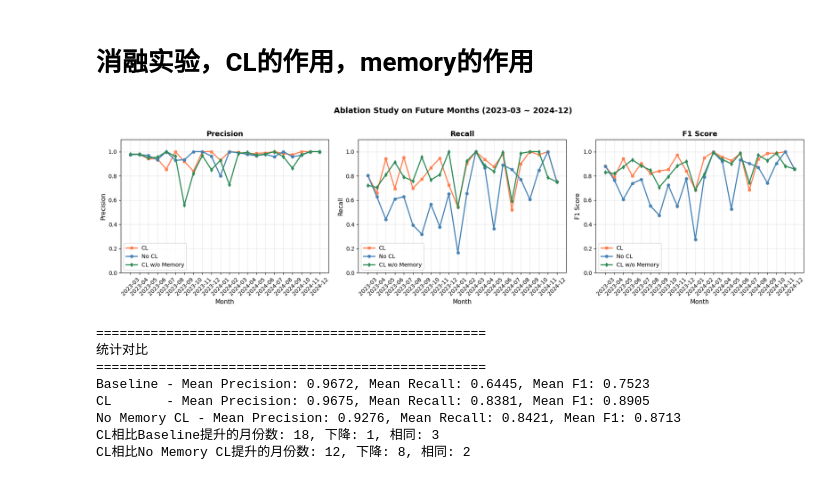
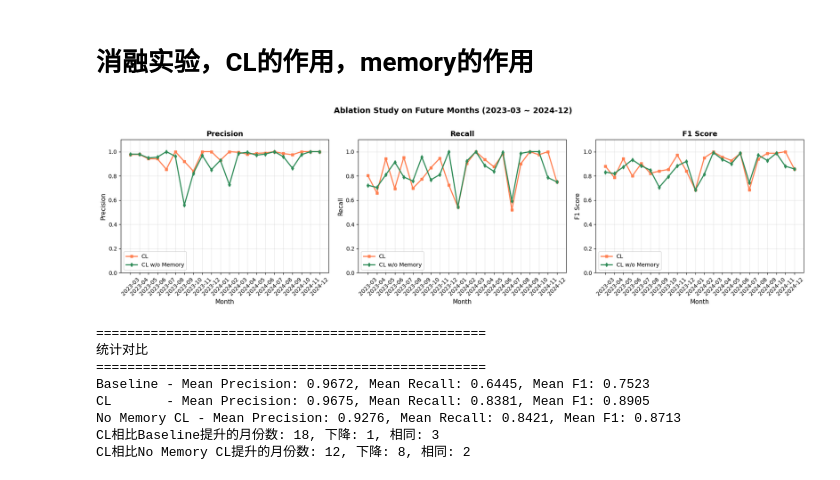
Before and after one commit to Kirin2003/GMLLM, a Jupyter notebook: results/plot_results_ablation.ipynb, the cells around one changed output. Cells and saved outputs as stored; diff of their text form; code cells hidden in the pictures.

```diff
--- a/results/plot_results_ablation.ipynb
+++ b/results/plot_results_ablation.ipynb
@@ -31,7 +31,7 @@ fig, axes = plt.subplots(1, 3, figsize=(18, 5))
 
 # 子图1: Precision
 axes[0].plot(months, cl_precision, 's-', label='CL', color='coral', linewidth=2, markersize=5)
-axes[0].plot(months, baseline_precision, 'o-', label='No CL', color='steelblue', linewidth=2, markersize=5)
+# axes[0].plot(months, baseline_precision, 'o-', label='No CL', color='steelblue', linewidth=2, markersize=5)
 axes[0].plot(months, no_mem_precision, 'd-', label='CL w/o Memory', color='seagreen', linewidth=2, markersize=5)
 axes[0].set_xlabel('Month', fontsize=11)
 axes[0].set_ylabel('Precision', fontsize=11)
@@ -41,36 +41,36 @@ axes[0].set_ylim(0, 1.1)
 axes[0].grid(alpha=0.3)
 axes[0].tick_params(axis='x', rotation=45)
 
 # 子图2: Recall
 axes[1].plot(months, cl_recall, 's-', label='CL', color='coral', linewidth=2, markersize=5)
-axes[1].plot(months, baseline_recall, 'o-', label='No CL', color='steelblue', linewidth=2, markersize=5)
+# axes[1].plot(months, baseline_recall, 'o-', label='No CL', color='steelblue', linewidth=2, markersize=5)
 axes[1].plot(months, no_mem_recall, 'd-', label='CL w/o Memory', color='seagreen', linewidth=2, markersize=5)
 axes[1].set_xlabel('Month', fontsize=11)
 axes[1].set_ylabel('Recall', fontsize=11)
 axes[1].set_title('Recall', fontsize=13, fontweight='bold')
 axes[1].legend()
 axes[1].set_ylim(0, 1.1)
 axes[1].grid(alpha=0.3)
 axes[1].tick_params(axis='x', rotation=45)
 
 # 子图3: F1
 axes[2].plot(months, cl_f1, 's-', label='CL', color='coral', linewidth=2, markersize=5)
-axes[2].plot(months, baseline_f1, 'o-', label='No CL', color='steelblue', linewidth=2, markersize=5)
+# axes[2].plot(months, baseline_f1, 'o-', label='No CL', color='steelblue', linewidth=2, markersize=5)
 axes[2].plot(months, no_mem_f1, 'd-', label='CL w/o Memory', color='seagreen', linewidth=2, markersize=5)
 
 axes[2].set_xlabel('Month', fontsize=11)
 axes[2].set_ylabel('F1 Score', fontsize=11)
 axes[2].set_title('F1 Score', fontsize=13, fontweight='bold')
 axes[2].legend()
 axes[2].set_ylim(0, 1.1)
 axes[2].grid(alpha=0.3)
 axes[2].tick_params(axis='x', rotation=45)
 
 plt.suptitle('Ablation Study on Future Months (2023-03 ~ 2024-12)', fontsize=14, fontweight='bold', y=1.02)
 plt.tight_layout()
 plt.show()
 # %% [output]
-[figure, old version]
+[figure, new version]
 # %%
 # 统计对比
 baseline_f1_arr = np.array(baseline_f1)
```
Also changed, not shown: 12 other files.
